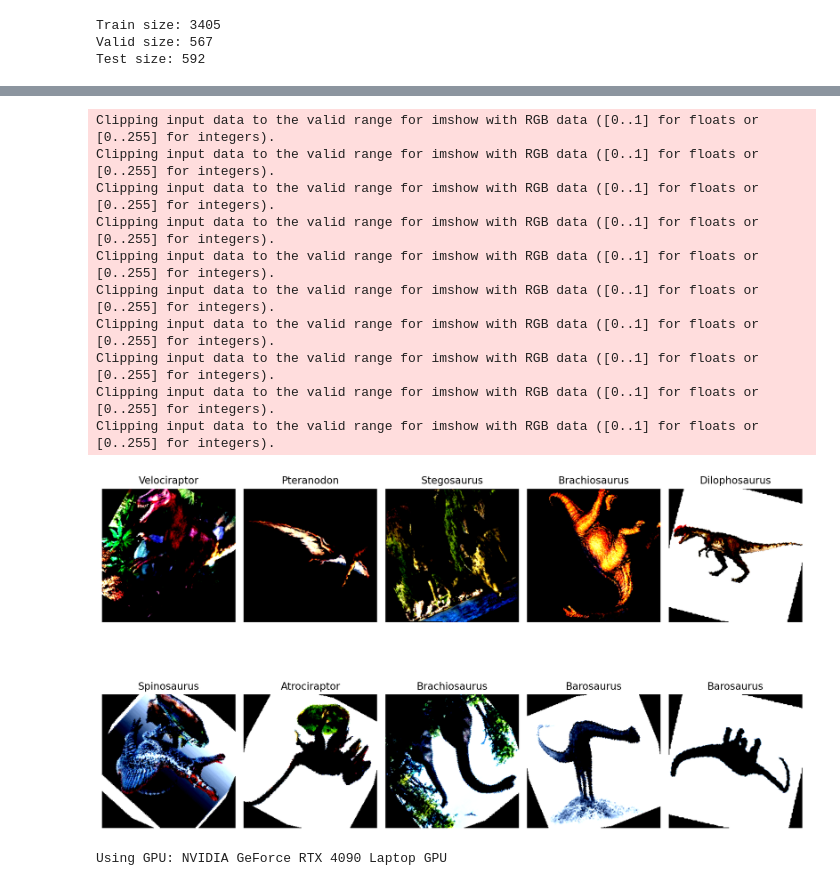
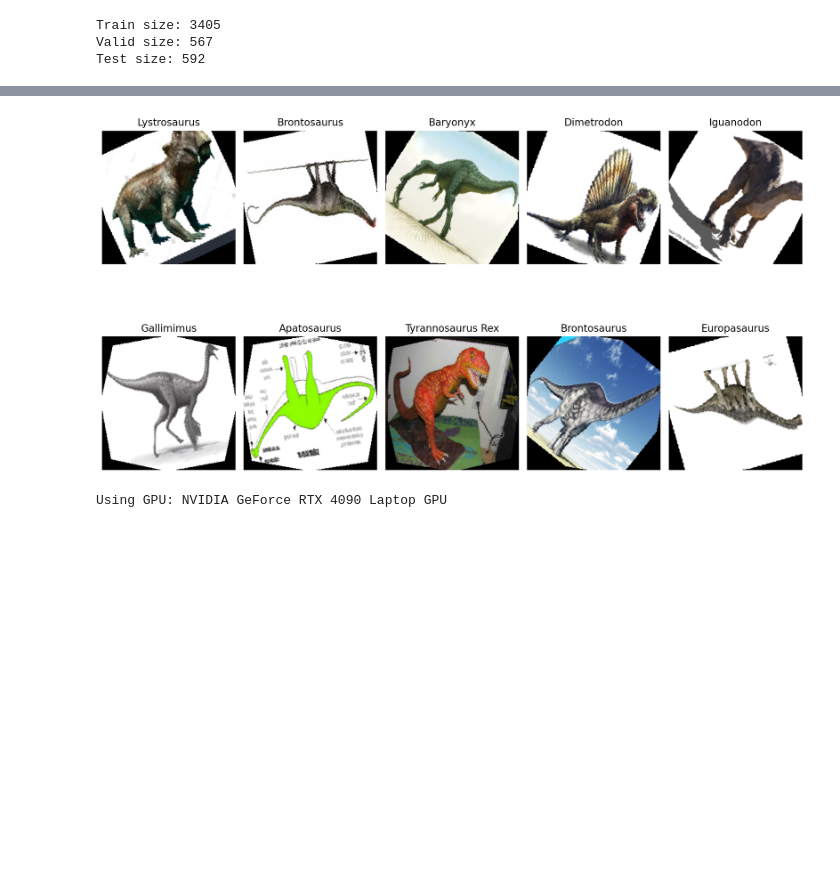
Before and after one commit to kevl0317/DataHack, a Jupyter notebook: test.ipynb, the cells around one changed output, grey strips where cells are left out. Saved outputs shown, nothing was run; the diff lists cells and outputs as text; code cells hidden in the pictures; blank space fills up the shorter version.

```diff
--- a/test.ipynb
+++ b/test.ipynb
@@ -203,12 +205,11 @@ class DinoDataset(Dataset):
         image_filepath = self.image_paths[idx]
         image = cv2.imread(image_filepath)
         image = cv2.cvtColor(image, cv2.COLOR_BGR2RGB)
-        image = torch.from_numpy(image)
+        image = Image.fromarray(image)
 
         label = image_filepath.split('\\')[-2]
         label = class_to_idx[label]
         if self.transform is not None:
-            image = image.permute(2, 0, 1)
             image = self.transform(image)
 
         return image, label
@@ -225,40 +226,29 @@ The label for 50th image in train dataset:  19
 # %%
-import matplotlib.pyplot as plt
+def visualize_augmentations(dataset, rand=10, samples=10, cols=5):
+    dataset = copy.deepcopy(dataset)
+    transformss = transforms.Compose([
+        transforms.Resize((224, 224)),
+        transforms.RandomHorizontalFlip(p=0.5),
+        transforms.RandomVerticalFlip(p=0.5),
+        transforms.RandomRotation(30),
+        transforms.RandomAffine(degrees=30)
+    ])
+    dataset.transform = transformss
 
-def visualize_augmentations(dataset, idx=0, samples=10, cols=5, random_img = False):
-
-    dataset = copy.deepcopy(dataset)
-    #we remove the normalize and tensor conversion from our augmentation pipeline
-    # transformss = [t for t in dataset.transform if not isinstance(t, (A.Normalize, ToTensorV2))]
-    # dataset.transform = A.Compose(transformss)
     rows = samples // cols
-
-
     figure, ax = plt.subplots(nrows=rows, ncols=cols, figsize=(12, 8))
     for i in range(samples):
-        if random_img:
-            idx = np.random.randint(1,len(train_image_paths))
+        idx = np.random.randint(1, rand)
         image, lab = dataset[idx]
-        image = image.permute(1, 2, 0)
         ax.ravel()[i].imshow(image)
         ax.ravel()[i].set_axis_off()
         ax.ravel()[i].set_title(idx_to_class[lab])
     plt.tight_layout(pad=1)
     plt.show()
 
-visualize_augmentations(train_dataset,np.random.randint(1,len(train_image_paths)), random_img = True)
+visualize_augmentations(train_dataset, np.random.randint(1, len(train_image_paths)))
 # %% [output]
-Clipping input data to the valid range for imshow with RGB data ([0..1] for floats or [0..255] for integers).
-Clipping input data to the valid range for imshow with RGB data ([0..1] for floats or [0..255] for integers).
-Clipping input data to the valid range for imshow with RGB data ([0..1] for floats or [0..255] for integers).
-Clipping input data to the valid range for imshow with RGB data ([0..1] for floats or [0..255] for integers).
-Clipping input data to the valid range for imshow with RGB data ([0..1] for floats or [0..255] for integers).
-Clipping input data to the valid range for imshow with RGB data ([0..1] for floats or [0..255] for integers).
-Clipping input data to the valid range for imshow with RGB data ([0..1] for floats or [0..255] for integers).
-Clipping input data to the valid range for imshow with RGB data ([0..1] for floats or [0..255] for integers).
-Clipping input data to the valid range for imshow with RGB data ([0..1] for floats or [0..255] for integers).
-Clipping input data to the valid range for imshow with RGB data ([0..1] for floats or [0..255] for integers).
-[figure, old version]
+[figure, new version]
 # %%
 train_loader = DataLoader(
     train_dataset, batch_size=128, shuffle=True
```
Also changed, not shown: parts of 4 cells of this notebook.
